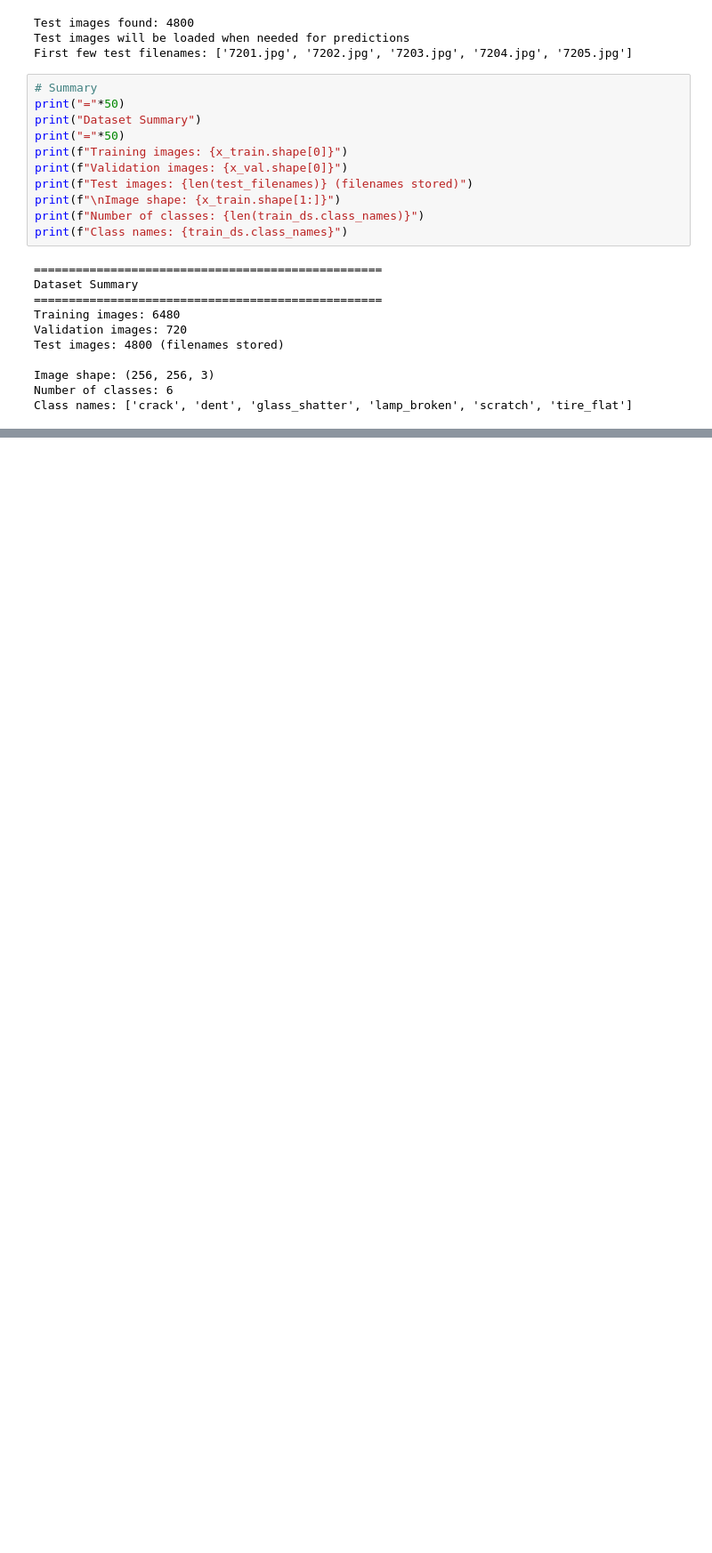
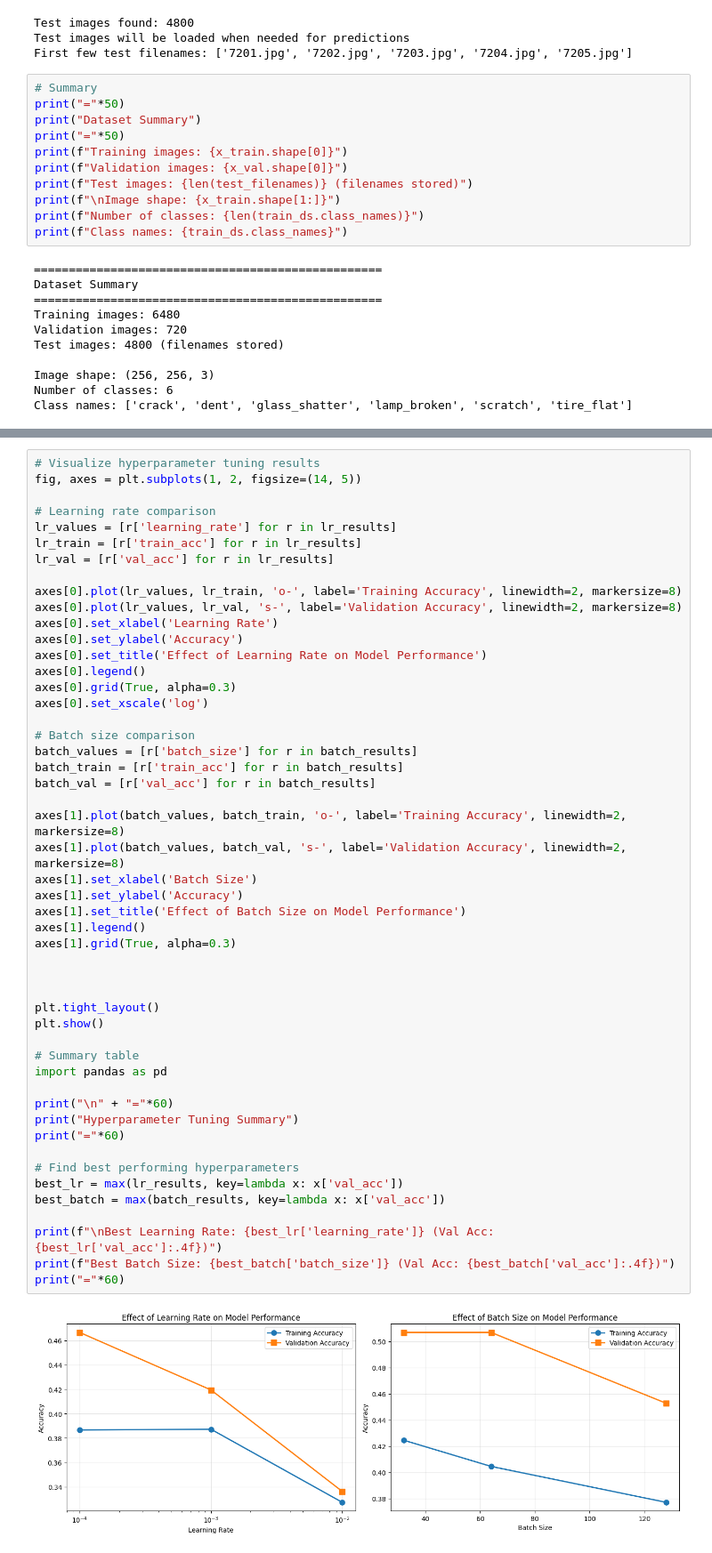
Before and after one commit to dannywu1101/AIFinalProject, a Jupyter notebook: Component2.ipynb, the cells around one changed output, grey strips where cells are left out. Shown at 89% size. Saved outputs shown, nothing was run; the diff lists cells and outputs as text; blank space fills up the shorter version.

```diff
--- a/Component2.ipynb
+++ b/Component2.ipynb
@@ -328,0 +1040,52 @@ Class names: ['crack', 'dent', 'glass_shatter', 'lamp_broken', 'scratch', 'tire_
+# %%
+# Visualize hyperparameter tuning results
+fig, axes = plt.subplots(1, 2, figsize=(14, 5))
+
+# Learning rate comparison
+lr_values = [r['learning_rate'] for r in lr_results]
+lr_train = [r['train_acc'] for r in lr_results]
+lr_val = [r['val_acc'] for r in lr_results]
+
+axes[0].plot(lr_values, lr_train, 'o-', label='Training Accuracy', linewidth=2, markersize=8)
+axes[0].plot(lr_values, lr_val, 's-', label='Validation Accuracy', linewidth=2, markersize=8)
+axes[0].set_xlabel('Learning Rate')
+axes[0].set_ylabel('Accuracy')
+axes[0].set_title('Effect of Learning Rate on Model Performance')
+axes[0].legend()
+axes[0].grid(True, alpha=0.3)
+axes[0].set_xscale('log')
+
+# Batch size comparison
+batch_values = [r['batch_size'] for r in batch_results]
+batch_train = [r['train_acc'] for r in batch_results]
+batch_val = [r['val_acc'] for r in batch_results]
+
+axes[1].plot(batch_values, batch_train, 'o-', label='Training Accuracy', linewidth=2, markersize=8)
+axes[1].plot(batch_values, batch_val, 's-', label='Validation Accuracy', linewidth=2, markersize=8)
+axes[1].set_xlabel('Batch Size')
+axes[1].set_ylabel('Accuracy')
+axes[1].set_title('Effect of Batch Size on Model Performance')
+axes[1].legend()
+axes[1].grid(True, alpha=0.3)
+
+
+
+plt.tight_layout()
+plt.show()
+
+# Summary table
+import pandas as pd
+
+print("\n" + "="*60)
+print("Hyperparameter Tuning Summary")
+print("="*60)
+
+# Find best performing hyperparameters
+best_lr = max(lr_results, key=lambda x: x['val_acc'])
+best_batch = max(batch_results, key=lambda x: x['val_acc'])
+
+print(f"\nBest Learning Rate: {best_lr['learning_rate']} (Val Acc: {best_lr['val_acc']:.4f})")
+print(f"Best Batch Size: {best_batch['batch_size']} (Val Acc: {best_batch['val_acc']:.4f})")
+print("="*60)
+# %% [output]
+[figure, added]
```
Also changed, not shown: parts of 40 cells of this notebook.
